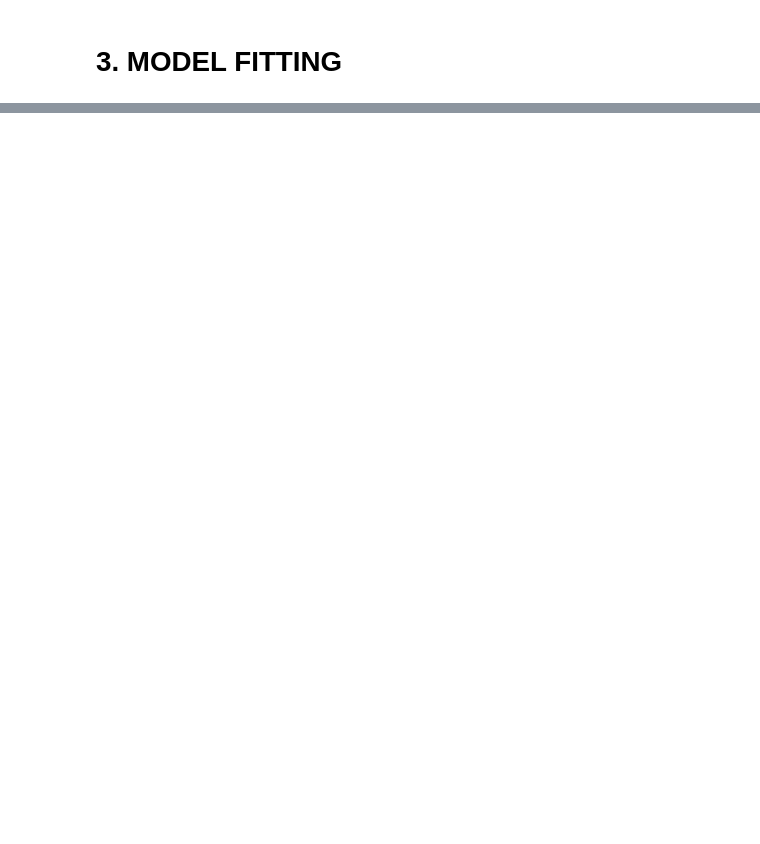
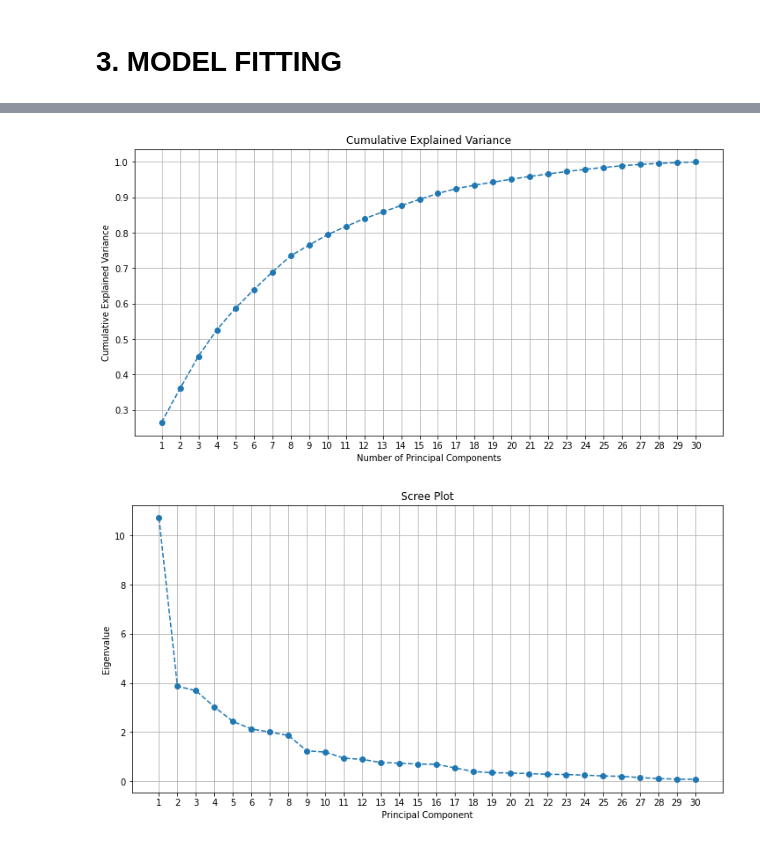
Before and after one commit to kangwaa/Anomaly-Detection, a Jupyter notebook: Code/Network Intrusion - Multi-Classification.ipynb, the cells around one changed output, grey strips where cells are left out. Drawn from its saved outputs; the diff is of its cells as text; code cells hidden in the pictures; blank space fills up the shorter version.

Commit message:
Complete Project
Adding the updated readme and code showing the analysis of different classification models

```diff
--- a/Code/Network-Intrusion-Classification.ipynb
+++ b/Code/Network Intrusion - Multi-Classification.ipynb
@@ -458,17 +543,2 @@ X_test_preprocessed_dense = X_test_preprocessed.toarray()
 # %% [markdown]
 # 3. MODEL FITTING
-# %%
-from sklearn.ensemble import RandomForestClassifier
-from sklearn.metrics import classification_report
-
-# Create Random Forest classifier
-classifier = RandomForestClassifier(n_estimators=100, random_state=42)
-
-# Train the classifier
-classifier.fit(X_train_preprocessed_dense, y_train_encoded)
-
-# Predict on the test set
-y_pred = classifier.predict(X_test_preprocessed_dense)
-
-# Evaluate the classifier
-print(classification_report(y_test_encoded, y_pred))
@@ -559,0 +553,42 @@ print(classification_report(y_test_encoded, y_pred_svm))
+# %%
+#importing libraries i will be using
+from sklearn.decomposition import PCA
+from sklearn.naive_bayes import GaussianNB
+from sklearn.linear_model import LogisticRegression
+from sklearn.neighbors import KNeighborsClassifier
+from sklearn.metrics import accuracy_score, classification_report
+from sklearn.decomposition import PCA
+import numpy as np
+import matplotlib.pyplot as plt
+
+# Apply PCA
+pca = PCA(n_components=30)
+X_train_pca = pca.fit_transform(X_train_preprocessed_dense)
+X_test_pca = pca.transform(X_test_preprocessed_dense)
+
+# Calculate cumulative explained variance
+eigenvalues = pca.explained_variance_
+cumulative_explained_variance = np.cumsum(eigenvalues) / np.sum(eigenvalues)
+
+# Plot cumulative explained variance
+plt.figure(figsize=(12, 6))
+plt.plot(range(1, len(eigenvalues) + 1), cumulative_explained_variance, marker='o', linestyle='--')
+plt.title('Cumulative Explained Variance')
+plt.xlabel('Number of Principal Components')
+plt.ylabel('Cumulative Explained Variance')
+plt.xticks(range(1, len(eigenvalues) + 1))
+plt.grid(True)
+plt.show()
+
+# Plot scree plot
+plt.figure(figsize=(12, 6))
+plt.plot(range(1, len(eigenvalues) + 1), eigenvalues, marker='o', linestyle='--')
+plt.title('Scree Plot')
+plt.xlabel('Principal Component')
+plt.ylabel('Eigenvalue')
+plt.xticks(range(1, len(eigenvalues) + 1))
+plt.grid(True)
+plt.show()
+# %% [output]
+[figure, added]
+[figure, added]
```
Also changed, not shown: parts of 37 cells of this notebook, 3 other files.
